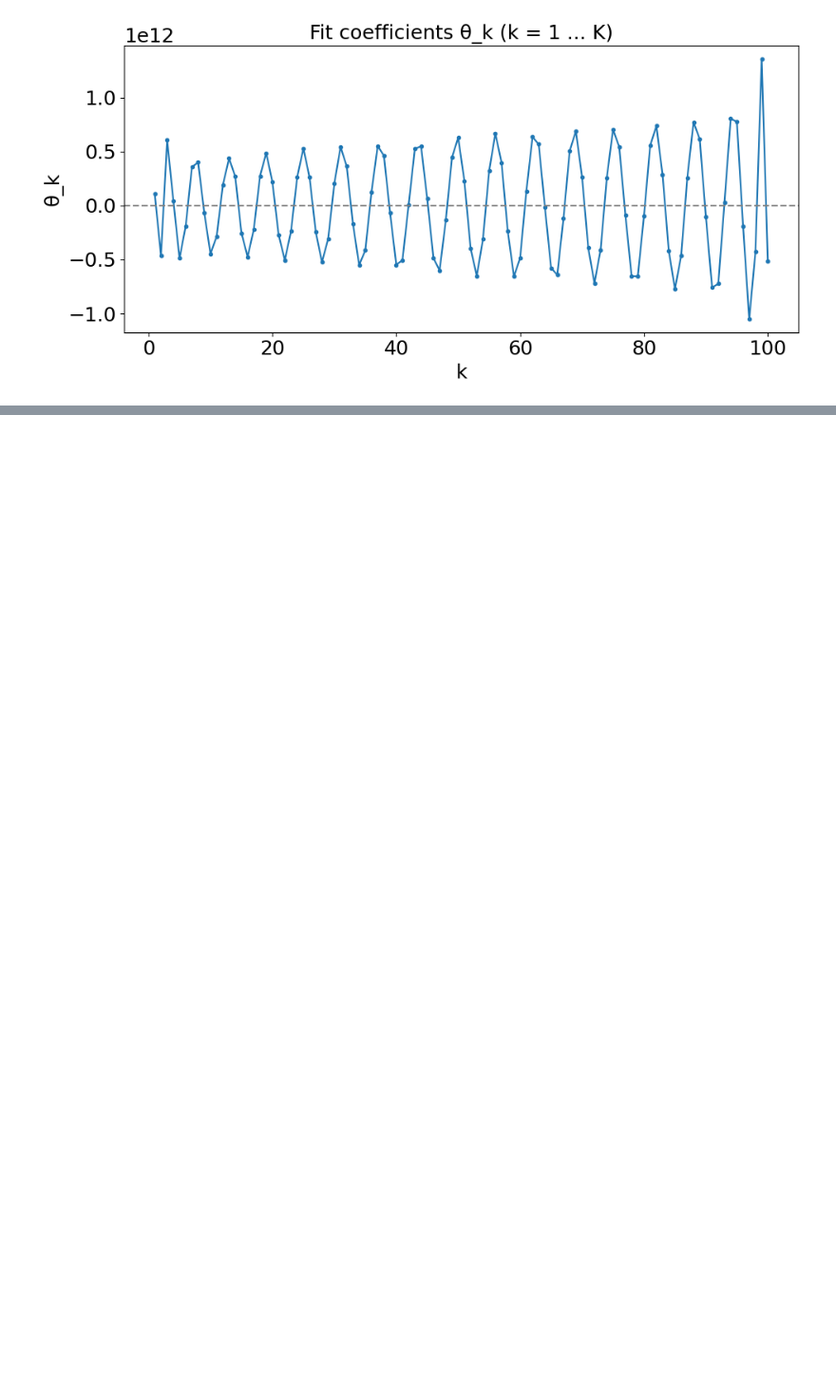
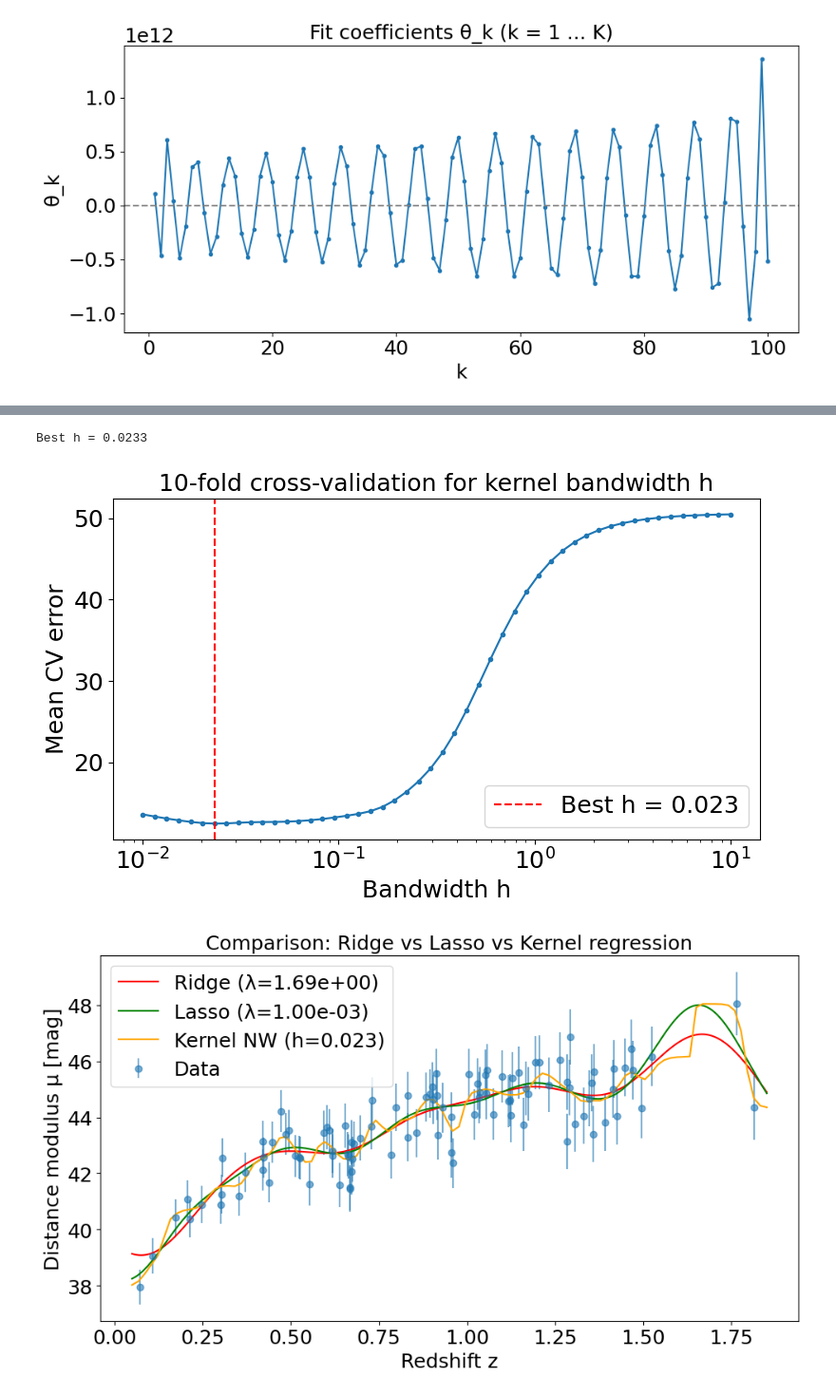
Before and after one commit to aapnegara/data-analysis-homework, a Jupyter notebook: HomeworkAssignment3_AAgungPrawiraNegara_NandVanDeun.ipynb, the cells around one changed output, grey strips where cells are left out. Shown at 95% size. Saved outputs shown, nothing was run; the diff lists cells and outputs as text; code cells hidden in the pictures; blank space fills up the shorter version.

```diff
--- a/HomeworkAssignment3_AAgungPrawiraNegara_NandVanDeun.ipynb
+++ b/HomeworkAssignment3_AAgungPrawiraNegara_NandVanDeun.ipynb
@@ -927,0 +1018,70 @@ plt.show()
+# %%
+# Define the kernel regression predictor
+def nadaraya_watson(z_new, z_train, mu_train, h):
+    """Predict mu at each point in z_new using NW kernel regression."""
+    predictions = np.zeros(len(z_new))
+    for i, z0 in enumerate(z_new):
+        weights = np.exp(-((z_train - z0)**2) / (2 * h**2))
+        predictions[i] = np.sum(weights * mu_train) / np.sum(weights)
+    return predictions
+
+
+# 10-fold cross-validation to find best h
+from sklearn.model_selection import KFold
+
+h_values = np.logspace(-2, 1, 50)   # h from 0.01 to 10
+kf = KFold(n_splits=10, shuffle=True, random_state=42)
+
+cv_errors = np.zeros(len(h_values))
+
+for i, h_val in enumerate(h_values):
+    fold_errors = []
+    for train_idx, val_idx in kf.split(z):
+        z_train_fold  = z[train_idx]
+        mu_train_fold = mu[train_idx]
+        z_val_fold    = z[val_idx]
+        mu_val_fold   = mu[val_idx]
+        sigma_val_fold = sigma[val_idx]
+
+        mu_pred_fold = nadaraya_watson(z_val_fold, z_train_fold, mu_train_fold, h_val)
+
+        # weighted MSE on validation fold (account for uncertainties)
+        wse = np.sum(((mu_val_fold - mu_pred_fold) / sigma_val_fold)**2)
+        fold_errors.append(wse)
+
+    cv_errors[i] = np.mean(fold_errors)
+
+best_h = h_values[np.argmin(cv_errors)]
+print(f"Best h = {best_h:.4f}")
+
+# Plot CV error vs h
+fig, ax = plt.subplots(figsize=(8, 5))
+ax.semilogx(h_values, cv_errors, marker='o', markersize=3)
+ax.axvline(best_h, color='red', linestyle='--', label=f'Best h = {best_h:.3f}')
+ax.set_xlabel('Bandwidth h')
+ax.set_ylabel('Mean CV error')
+ax.set_title('10-fold cross-validation for kernel bandwidth h')
+ax.legend()
+plt.tight_layout()
+plt.show()
+
+# Final prediction on fine grid using best h
+z_grid_nw = np.linspace(0.05, 1.85, 100)
+mu_pred_nw = nadaraya_watson(z_grid_nw, z, mu, best_h)
+
+# Compare all three methods
+fig, ax = plt.subplots(figsize=(10, 6))
+ax.errorbar(z, mu, yerr=sigma, fmt='o', label='Data', alpha=0.6)
+ax.plot(z_grid,    mu_pred_ridge, color='red',    label=f'Ridge (λ={ridge_cv.alpha_:.2e})')
+ax.plot(z_grid,    mu_pred_lasso, color='green',  label=f'Lasso (λ={lasso_cv.alpha_:.2e})')
+ax.plot(z_grid_nw, mu_pred_nw,   color='orange',  label=f'Kernel NW (h={best_h:.3f})')
+ax.set_xlabel('Redshift z')
+ax.set_ylabel('Distance modulus μ [mag]')
+ax.set_title('Comparison: Ridge vs Lasso vs Kernel regression')
+ax.legend()
+plt.tight_layout()
+plt.show()
+# %% [output]
+Best h = 0.0233
+[figure, added]
+[figure, added]
```
Also changed, not shown: parts of 13 cells of this notebook.
